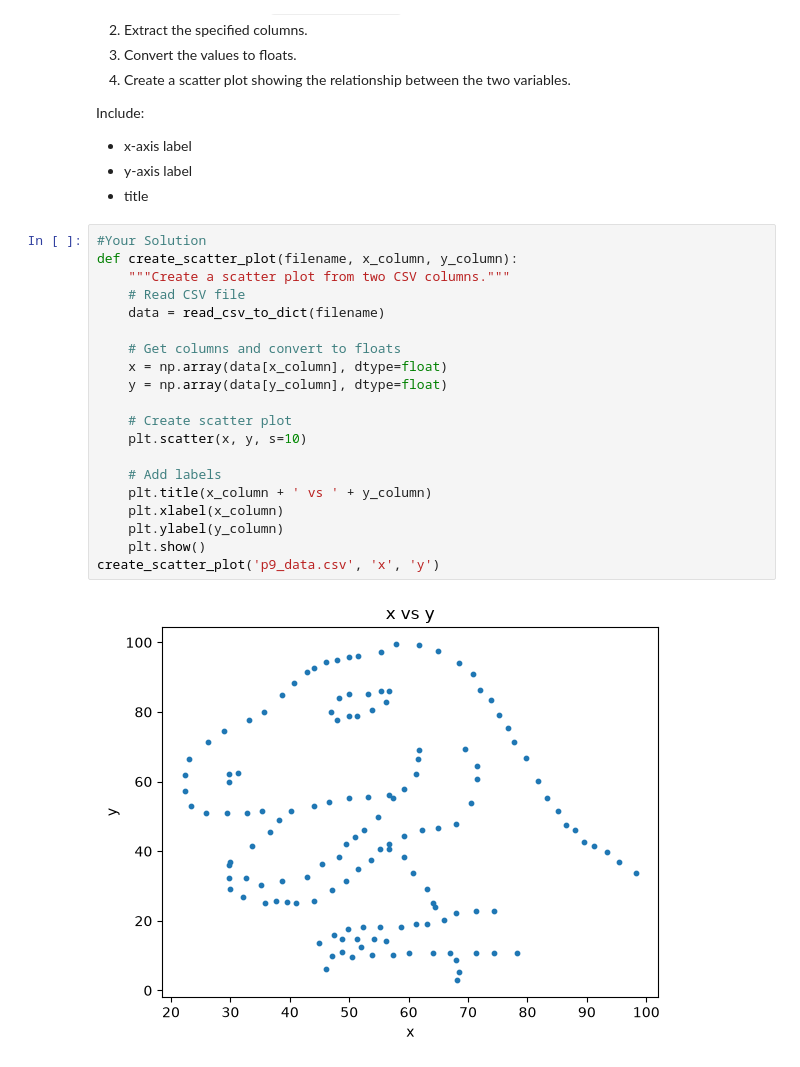
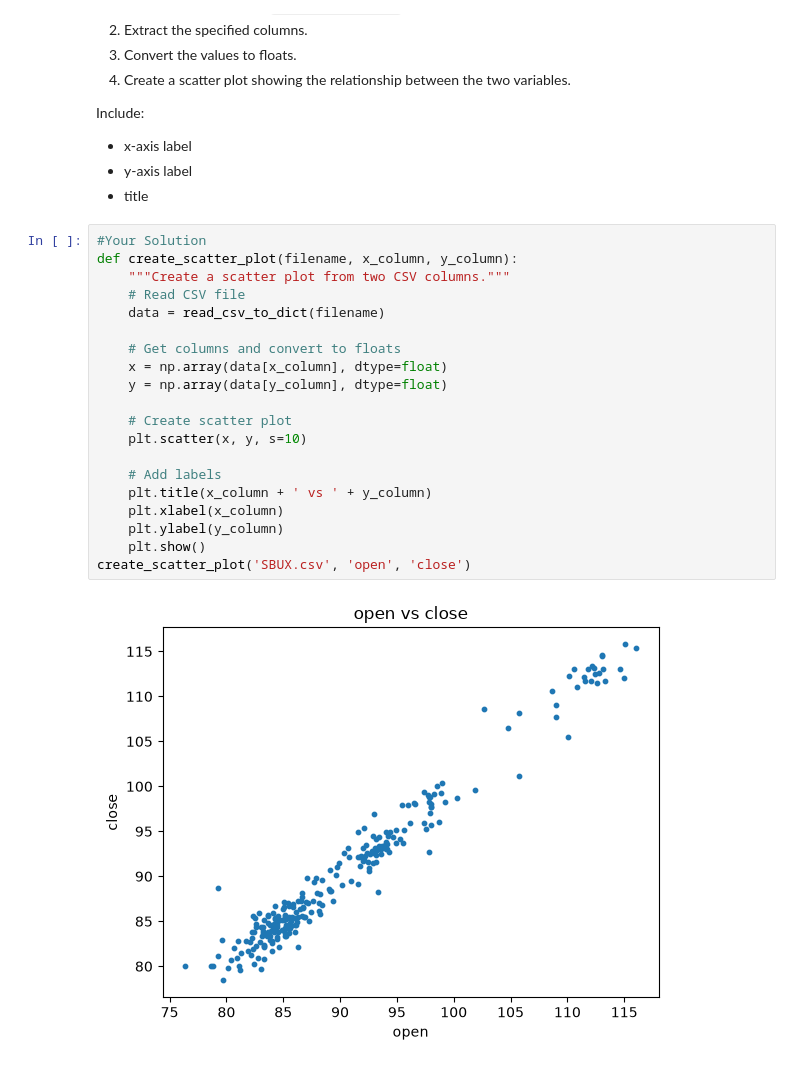
Before and after one commit to jbenigeriBU/dx602-homework-09, a Jupyter notebook: homework.ipynb, the cells around one changed output. Cells and saved outputs as stored; diff of their text form.

```diff
--- a/homework.ipynb
+++ b/homework.ipynb
@@ -692,22 +692,22 @@ Include:
 # %%
 #Your Solution
 def create_scatter_plot(filename, x_column, y_column):
     """Create a scatter plot from two CSV columns."""
     # Read CSV file
     data = read_csv_to_dict(filename)
 
     # Get columns and convert to floats
     x = np.array(data[x_column], dtype=float)
     y = np.array(data[y_column], dtype=float)
 
     # Create scatter plot
     plt.scatter(x, y, s=10)
 
     # Add labels
     plt.title(x_column + ' vs ' + y_column)
     plt.xlabel(x_column)
     plt.ylabel(y_column)
     plt.show()
-create_scatter_plot('p9_data.csv', 'x', 'y')
+create_scatter_plot('SBUX.csv', 'open', 'close')
 # %% [output]
-[figure, old version]
+[figure, new version]
```
Also changed, not shown: parts of 3 cells of this notebook.
